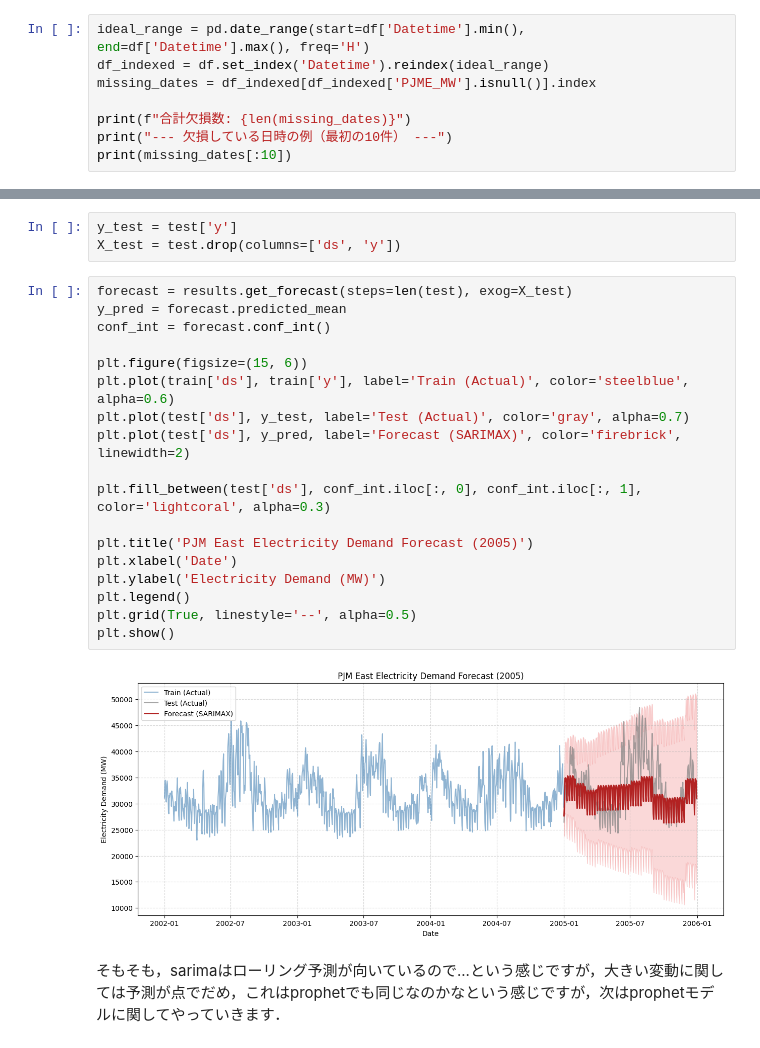
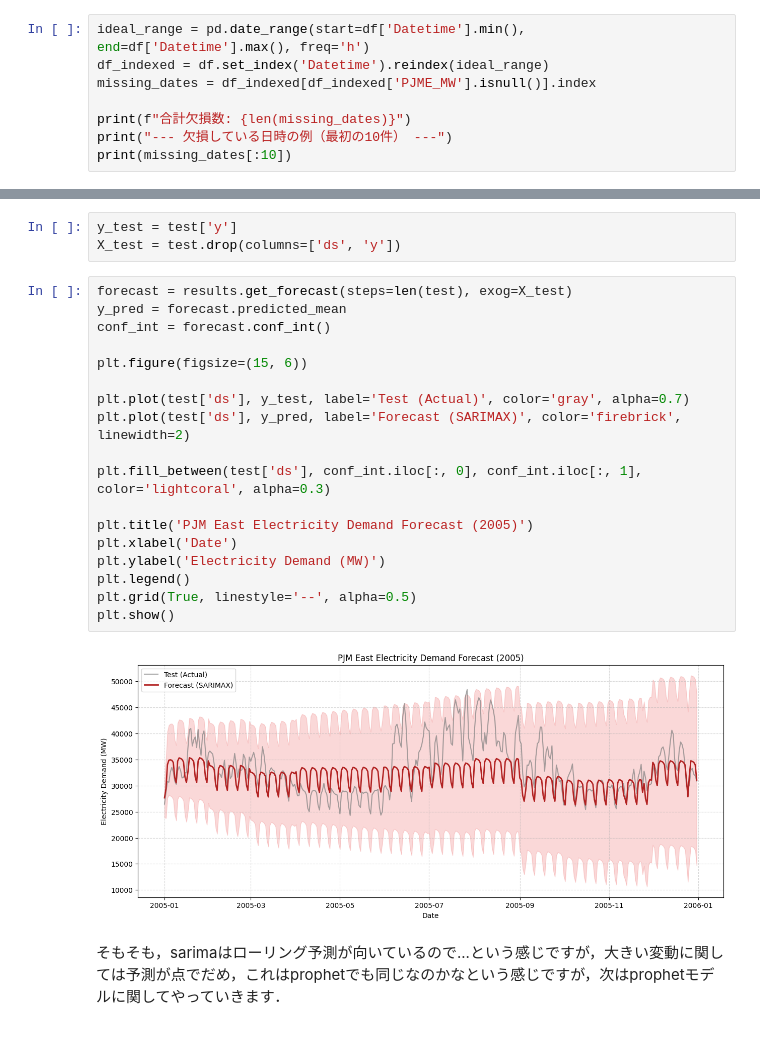
Before and after one commit to popo0967/my-frist-repository, a Jupyter notebook: energy_cons/energy.ipynb, the cells around one changed output, grey strips where cells are left out. Saved outputs shown, nothing was run; the diff lists cells and outputs as text.

```diff
--- a/energy_cons/energy.ipynb
+++ b/energy_cons/energy.ipynb
@@ -66,5 +67,5 @@ df.head(24*365)
 # %%
-ideal_range = pd.date_range(start=df['Datetime'].min(), end=df['Datetime'].max(), freq='H')
+ideal_range = pd.date_range(start=df['Datetime'].min(), end=df['Datetime'].max(), freq='h')
 df_indexed = df.set_index('Datetime').reindex(ideal_range)
 missing_dates = df_indexed[df_indexed['PJME_MW'].isnull()].index
 
@@ -241,23 +259,23 @@ X_test = test.drop(columns=['ds', 'y'])
 # %%
 forecast = results.get_forecast(steps=len(test), exog=X_test)
 y_pred = forecast.predicted_mean
 conf_int = forecast.conf_int()
 
 plt.figure(figsize=(15, 6))
-plt.plot(train['ds'], train['y'], label='Train (Actual)', color='steelblue', alpha=0.6)
+
 plt.plot(test['ds'], y_test, label='Test (Actual)', color='gray', alpha=0.7)
 plt.plot(test['ds'], y_pred, label='Forecast (SARIMAX)', color='firebrick', linewidth=2)
 
 plt.fill_between(test['ds'], conf_int.iloc[:, 0], conf_int.iloc[:, 1], color='lightcoral', alpha=0.3)
 
 plt.title('PJM East Electricity Demand Forecast (2005)')
 plt.xlabel('Date')
 plt.ylabel('Electricity Demand (MW)')
 plt.legend()
 plt.grid(True, linestyle='--', alpha=0.5)
 plt.show()
 # %% [output]
-[figure, old version]
+[figure, new version]
 # %% [markdown]
 そもそも，sarimaはローリング予測が向いているので...という感じですが，大きい変動に関しては予測が点でだめ，これはprophetでも同じなのかなという感じですが，次はprophetモデルに関してやっていきます．
 # %%
```
Also changed, not shown: parts of 18 cells of this notebook, 1 other file.
